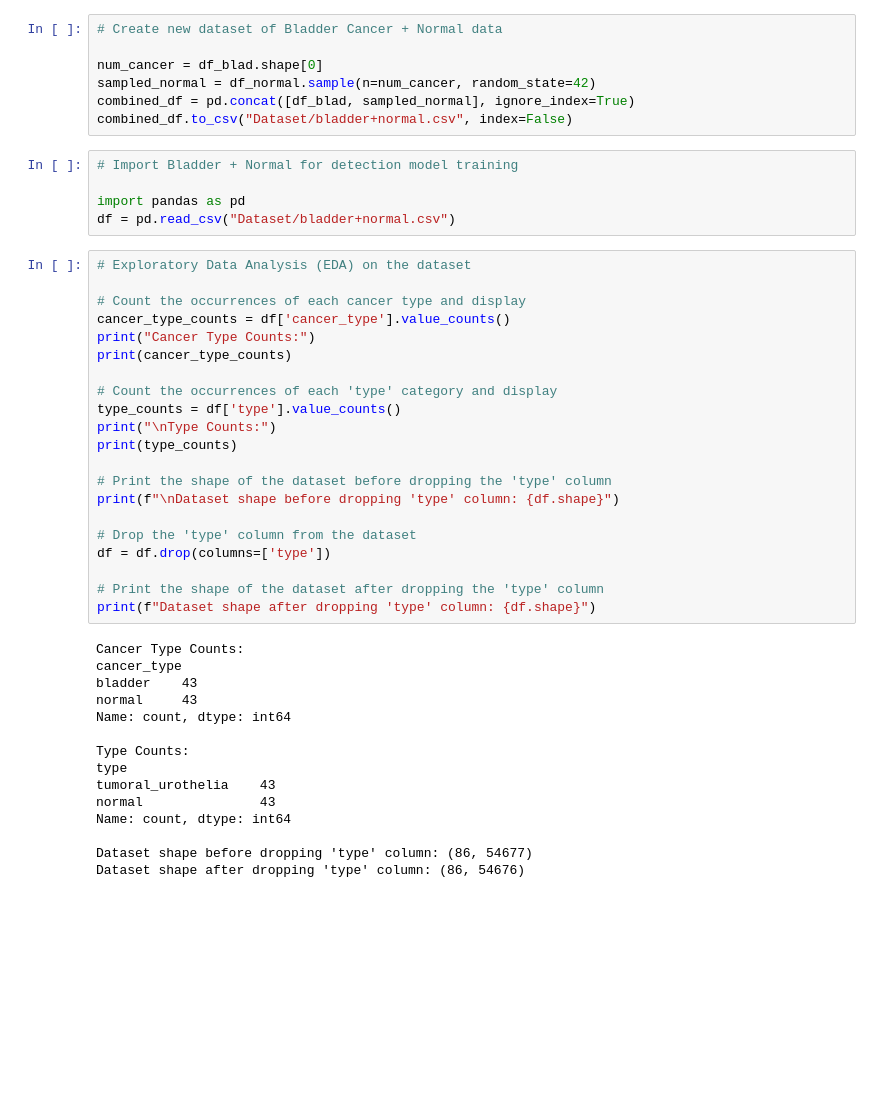
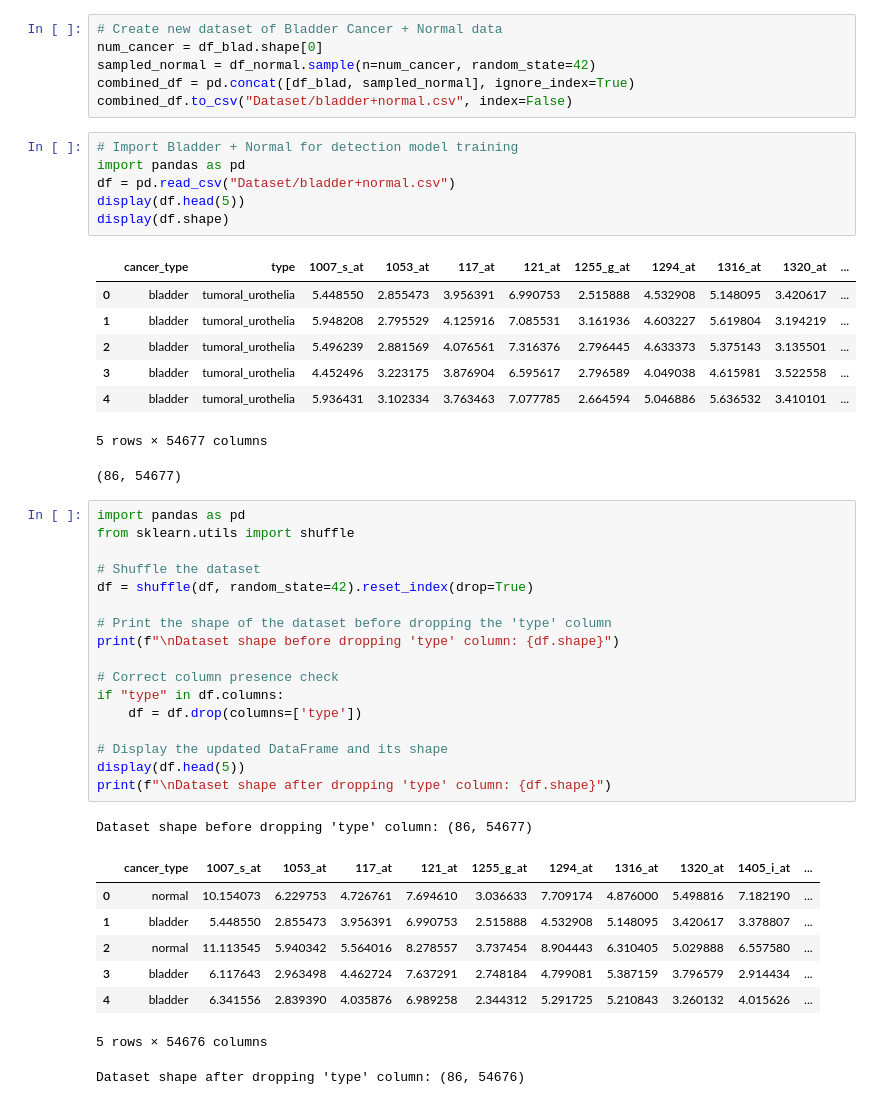
Before and after one commit to PhongCT1105/Cancer_Detector, a Jupyter notebook: Bladder.ipynb, the cells around one changed output. Cells and saved outputs as stored; diff of their text form; blank space fills up the shorter version.

```diff
--- a/Bladder.ipynb
+++ b/Bladder.ipynb
@@ -9,48 +44,48 @@ df_normal = pd.read_csv("Dataset/normal.csv")
 # %%
 # Create new dataset of Bladder Cancer + Normal data
-
 num_cancer = df_blad.shape[0]
 sampled_normal = df_normal.sample(n=num_cancer, random_state=42)
 combined_df = pd.concat([df_blad, sampled_normal], ignore_index=True)
 combined_df.to_csv("Dataset/bladder+normal.csv", index=False)
 # %%
 # Import Bladder + Normal for detection model training
-
 import pandas as pd
 df = pd.read_csv("Dataset/bladder+normal.csv")
+display(df.head(5))
+display(df.shape)
+# %% [output]
+|  | cancer_type | type | 1007_s_at | 1053_at | 117_at | 121_at | 1255_g_at | 1294_at | 1316_at | 1320_at | ... |
+| 0 | bladder | tumoral_urothelia | 5.448550 | 2.855473 | 3.956391 | 6.990753 | 2.515888 | 4.532908 | 5.148095 | 3.420617 | ... |
+| 1 | bladder | tumoral_urothelia | 5.948208 | 2.795529 | 4.125916 | 7.085531 | 3.161936 | 4.603227 | 5.619804 | 3.194219 | ... |
+| 2 | bladder | tumoral_urothelia | 5.496239 | 2.881569 | 4.076561 | 7.316376 | 2.796445 | 4.633373 | 5.375143 | 3.135501 | ... |
+| 3 | bladder | tumoral_urothelia | 4.452496 | 3.223175 | 3.876904 | 6.595617 | 2.796589 | 4.049038 | 4.615981 | 3.522558 | ... |
+| 4 | bladder | tumoral_urothelia | 5.936431 | 3.102334 | 3.763463 | 7.077785 | 2.664594 | 5.046886 | 5.636532 | 3.410101 | ... |
+5 rows × 54677 columns
+(86, 54677)
 # %%
-# Exploratory Data Analysis (EDA) on the dataset
+import pandas as pd
+from sklearn.utils import shuffle
 
-# Count the occurrences of each cancer type and display
-cancer_type_counts = df['cancer_type'].value_counts()
-print("Cancer Type Counts:")
-print(cancer_type_counts)
-
-# Count the occurrences of each 'type' category and display
-type_counts = df['type'].value_counts()
-print("\nType Counts:")
-print(type_counts)
+# Shuffle the dataset
+df = shuffle(df, random_state=42).reset_index(drop=True)
 
 # Print the shape of the dataset before dropping the 'type' column
 print(f"\nDataset shape before dropping 'type' column: {df.shape}")
 
-# Drop the 'type' column from the dataset
-df = df.drop(columns=['type'])
+# Correct column presence check
+if "type" in df.columns:
+    df = df.drop(columns=['type'])
 
-# Print the shape of the dataset after dropping the 'type' column
-print(f"Dataset shape after dropping 'type' column: {df.shape}")
+# Display the updated DataFrame and its shape
+display(df.head(5))
+print(f"\nDataset shape after dropping 'type' column: {df.shape}")
 # %% [output]
-Cancer Type Counts:
-cancer_type
-bladder    43
-normal     43
-Name: count, dtype: int64
-
-Type Counts:
-type
-tumoral_urothelia    43
-normal               43
-Name: count, dtype: int64
-
 Dataset shape before dropping 'type' column: (86, 54677)
-Dataset shape after dropping 'type' column: (86, 54676)
+|  | cancer_type | 1007_s_at | 1053_at | 117_at | 121_at | 1255_g_at | 1294_at | 1316_at | 1320_at | 1405_i_at | ... |
+| 0 | normal | 10.154073 | 6.229753 | 4.726761 | 7.694610 | 3.036633 | 7.709174 | 4.876000 | 5.498816 | 7.182190 | ... |
+| 1 | bladder | 5.448550 | 2.855473 | 3.956391 | 6.990753 | 2.515888 | 4.532908 | 5.148095 | 3.420617 | 3.378807 | ... |
+| 2 | normal | 11.113545 | 5.940342 | 5.564016 | 8.278557 | 3.737454 | 8.904443 | 6.310405 | 5.029888 | 6.557580 | ... |
+| 3 | bladder | 6.117643 | 2.963498 | 4.462724 | 7.637291 | 2.748184 | 4.799081 | 5.387159 | 3.796579 | 2.914434 | ... |
+| 4 | bladder | 6.341556 | 2.839390 | 4.035876 | 6.989258 | 2.344312 | 5.291725 | 5.210843 | 3.260132 | 4.015626 | ... |
+5 rows × 54676 columns
+Dataset shape after dropping 'type' column: (86, 54676)
```
Also changed, not shown: parts of 11 cells of this notebook.
